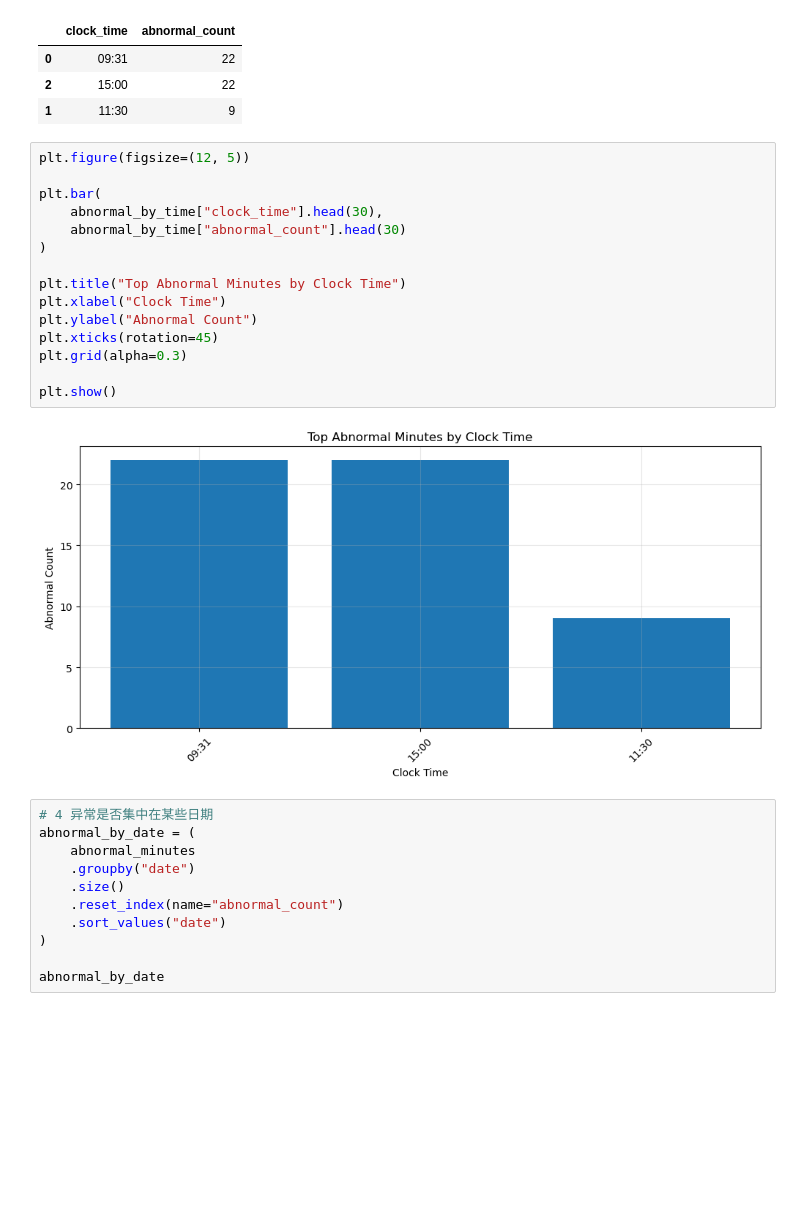
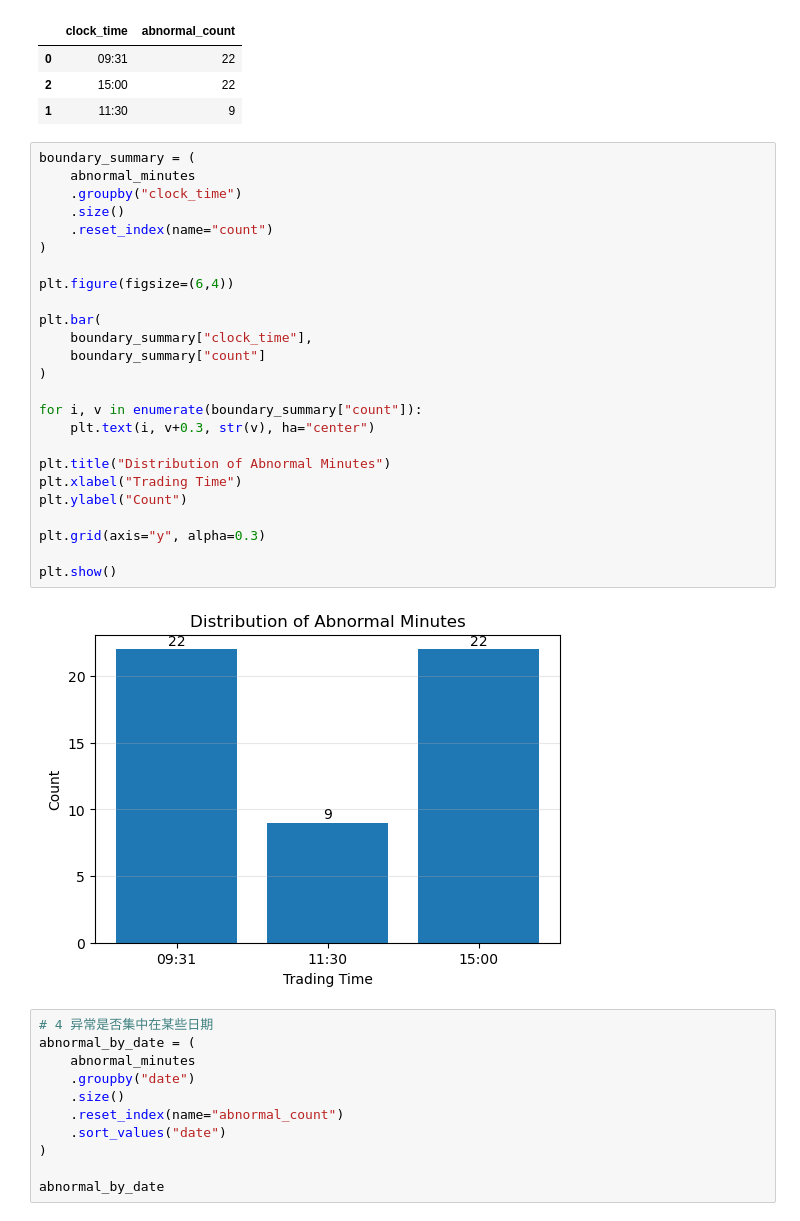
Before and after one commit to xiyuanzhu926/level2-research, a Jupyter notebook: level2-research/notebooks/03_data_validation.ipynb, the cells around one changed output. Drawn from its saved outputs; the diff is of its cells as text; blank space fills up the shorter version.

```diff
--- a/level2-research/notebooks/03_data_validation.ipynb
+++ b/level2-research/notebooks/03_data_validation.ipynb
@@ -763,22 +798,32 @@ abnormal_by_time.head(20)
 | 2 | 15:00 | 22 |
 | 1 | 11:30 | 9 |
 # %%
-plt.figure(figsize=(12, 5))
+boundary_summary = (
+    abnormal_minutes
+    .groupby("clock_time")
+    .size()
+    .reset_index(name="count")
+)
+
+plt.figure(figsize=(6,4))
 
 plt.bar(
-    abnormal_by_time["clock_time"].head(30),
-    abnormal_by_time["abnormal_count"].head(30)
+    boundary_summary["clock_time"],
+    boundary_summary["count"]
 )
 
-plt.title("Top Abnormal Minutes by Clock Time")
-plt.xlabel("Clock Time")
-plt.ylabel("Abnormal Count")
-plt.xticks(rotation=45)
-plt.grid(alpha=0.3)
+for i, v in enumerate(boundary_summary["count"]):
+    plt.text(i, v+0.3, str(v), ha="center")
+
+plt.title("Distribution of Abnormal Minutes")
+plt.xlabel("Trading Time")
+plt.ylabel("Count")
+
+plt.grid(axis="y", alpha=0.3)
 
 plt.show()
 # %% [output]
-[figure, old version]
+[figure, new version]
 # %%
 # 4 异常是否集中在某些日期
 abnormal_by_date = (
```
Also changed, not shown: parts of 150 cells of this notebook.
